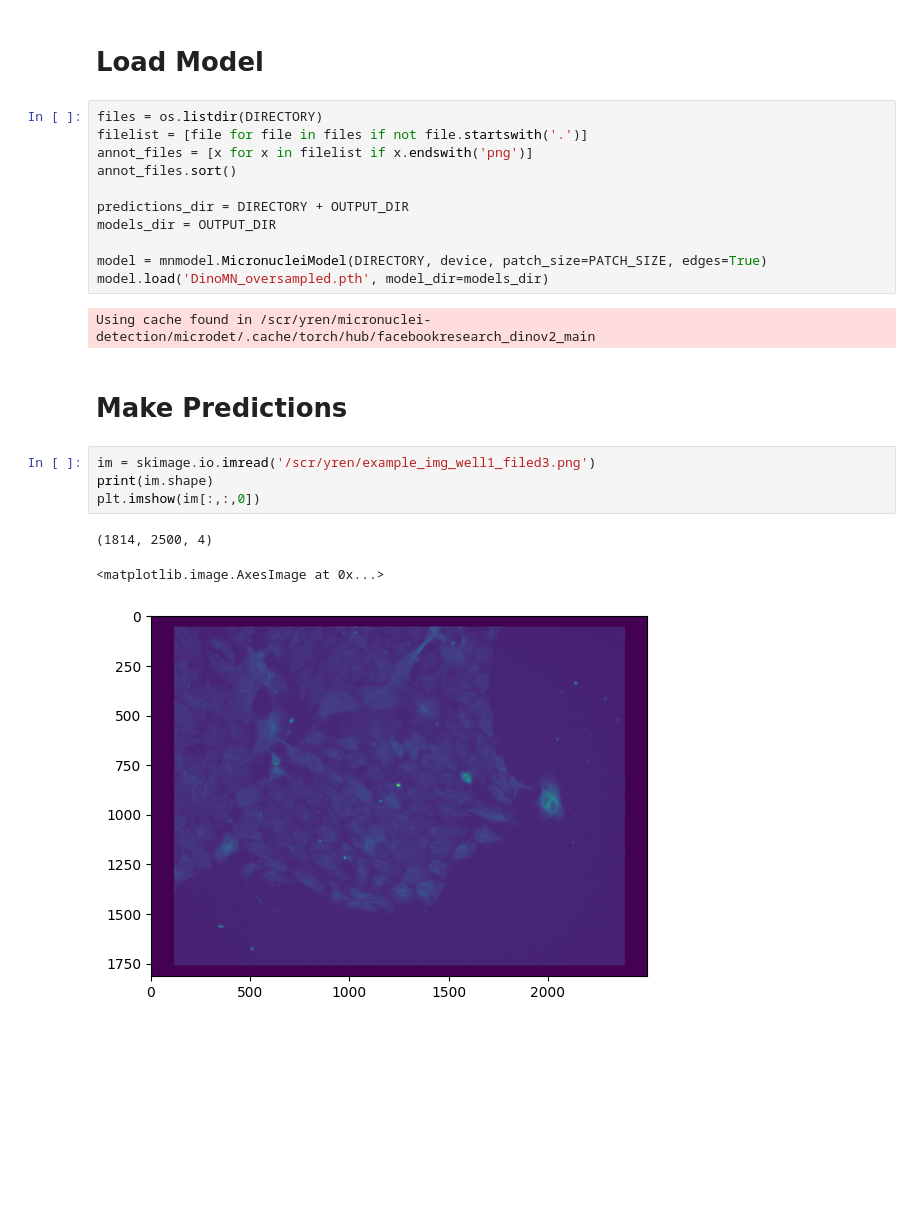
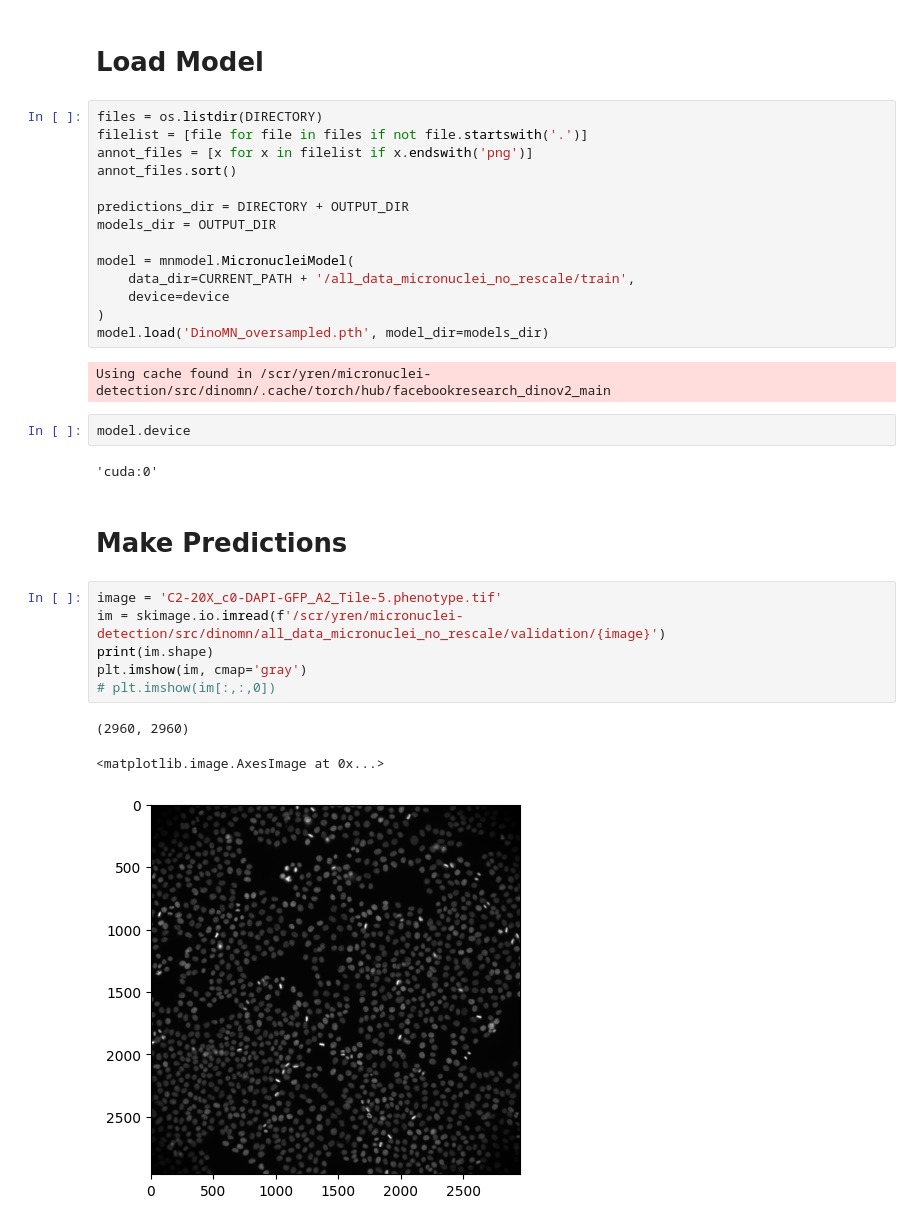
Before and after one commit to CaicedoLab/micronuclei-detection, a Jupyter notebook: src/dinomn/prediction.ipynb, the cells around one changed output. Cells and saved outputs as stored; diff of their text form; blank space fills up the shorter version.

```diff
--- a/src/dinomn/prediction.ipynb
+++ b/src/dinomn/prediction.ipynb
@@ -57,17 +54,26 @@ annot_files.sort()
 predictions_dir = DIRECTORY + OUTPUT_DIR
 models_dir = OUTPUT_DIR
 
-model = mnmodel.MicronucleiModel(DIRECTORY, device, patch_size=PATCH_SIZE, edges=True)
+model = mnmodel.MicronucleiModel(
+    data_dir=CURRENT_PATH + '/all_data_micronuclei_no_rescale/train',
+    device=device
+)
 model.load('DinoMN_oversampled.pth', model_dir=models_dir)
 # %% [output]
-Using cache found in /scr/yren/micronuclei-detection/microdet/.cache/torch/hub/facebookresearch_dinov2_main
+Using cache found in /scr/yren/micronuclei-detection/src/dinomn/.cache/torch/hub/facebookresearch_dinov2_main
+# %%
+model.device
+# %% [output]
+'cuda:0'
 # %% [markdown]
 # Make Predictions
 # %%
-im = skimage.io.imread('/scr/yren/example_img_well1_filed3.png')
+image = 'C2-20X_c0-DAPI-GFP_A2_Tile-5.phenotype.tif'
+im = skimage.io.imread(f'/scr/yren/micronuclei-detection/src/dinomn/all_data_micronuclei_no_rescale/validation/{image}')
 print(im.shape)
-plt.imshow(im[:,:,0])
+plt.imshow(im, cmap='gray')
+# plt.imshow(im[:,:,0])
 # %% [output]
-(1814, 2500, 4)
+(2960, 2960)
 <matplotlib.image.AxesImage at 0x...>
-[figure, old version]
+[figure, new version]
```
Also changed, not shown: parts of 13 cells of this notebook, 3 other files.
